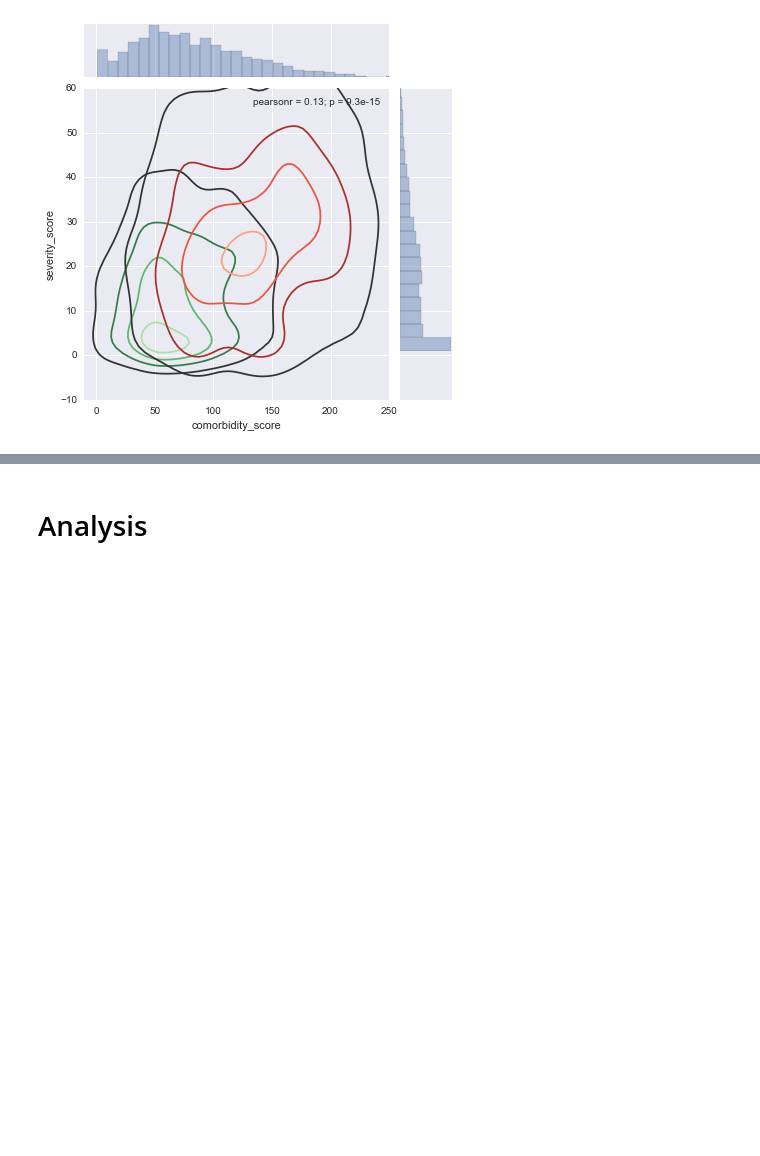
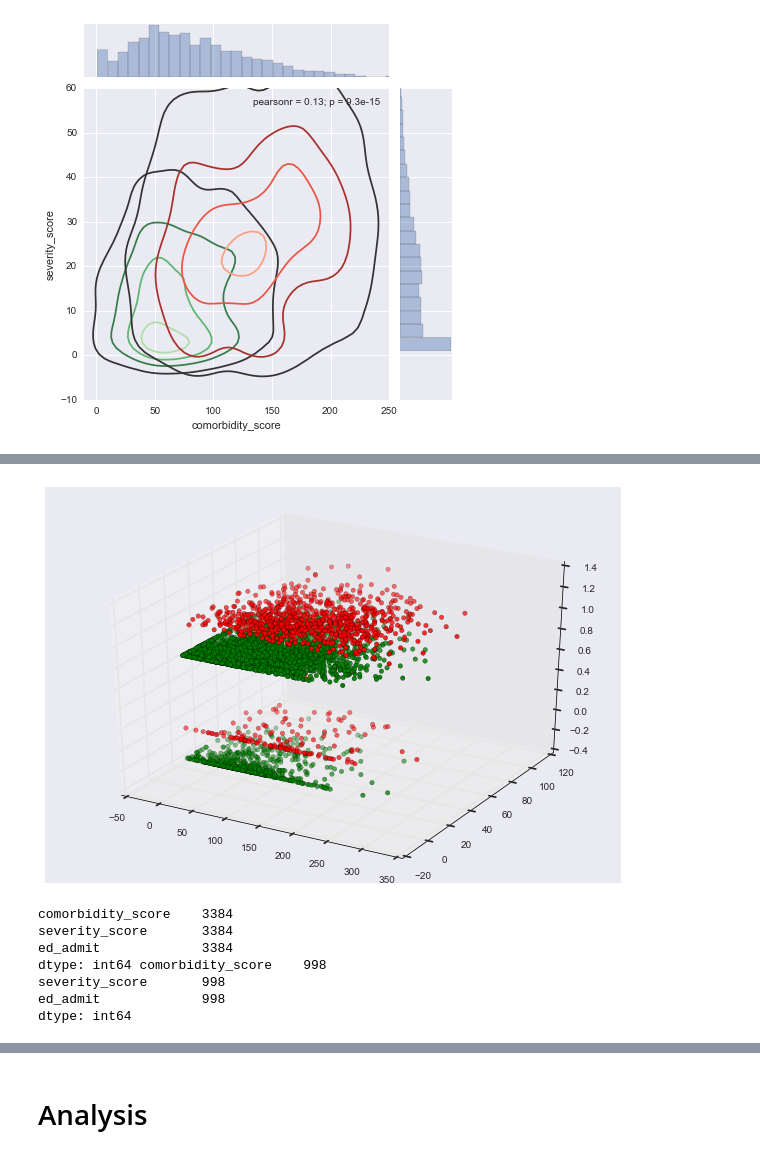
Before and after one commit to ultrarelativistic/Galvanize-Data-Leadership, a Jupyter notebook: final/EDA.ipynb, the cells around one changed output, grey strips where cells are left out. Drawn from its saved outputs; the diff is of its cells as text; code cells hidden in the pictures; blank space fills up the shorter version.

```diff
--- a/final/EDA.ipynb
+++ b/final/EDA.ipynb
@@ -218,0 +286,35 @@ x.plot_joint(sns.kdeplot, zorder=5, cmap="Reds_d", n_levels=4)
+# %%
+from matplotlib import pyplot
+import pylab
+from mpl_toolkits.mplot3d import Axes3D
+import random
+
+# both df1 and df2 have bivaraite normals, df1.size=200, df2.size=100
+df1 = pd.DataFrame(data.where(data.readmit30==0).toPandas(), columns=['comorbidity_score', 'severity_score', 'ed_admit'])
+df2 = pd.DataFrame(data.where(data.readmit30==1).toPandas(), columns=['comorbidity_score', 'severity_score', 'ed_admit'])
+
+fig = pylab.figure()
+ax = Axes3D(fig)
+
+sequence_containing_x_vals = df1.comorbidity_score
+sequence_containing_y_vals = df1.severity_score
+sequence_containing_z_vals = df1.ed_admit-.15
+ax.scatter(sequence_containing_x_vals, sequence_containing_y_vals, sequence_containing_z_vals, c='g')
+
+sequence_containing_x_vals = df2.comorbidity_score
+sequence_containing_y_vals = df2.severity_score
+sequence_containing_z_vals = df2.ed_admit+.15
+ax.scatter(sequence_containing_x_vals, sequence_containing_y_vals, sequence_containing_z_vals, c='r')
+
+pyplot.show()
+
+print(df1.count(), df2.count())
+# %% [output]
+[figure, added]
+comorbidity_score    3384
+severity_score       3384
+ed_admit             3384
+dtype: int64 comorbidity_score    998
+severity_score       998
+ed_admit             998
+dtype: int64
```
Also changed, not shown: parts of 25 cells of this notebook, 22 other files.
